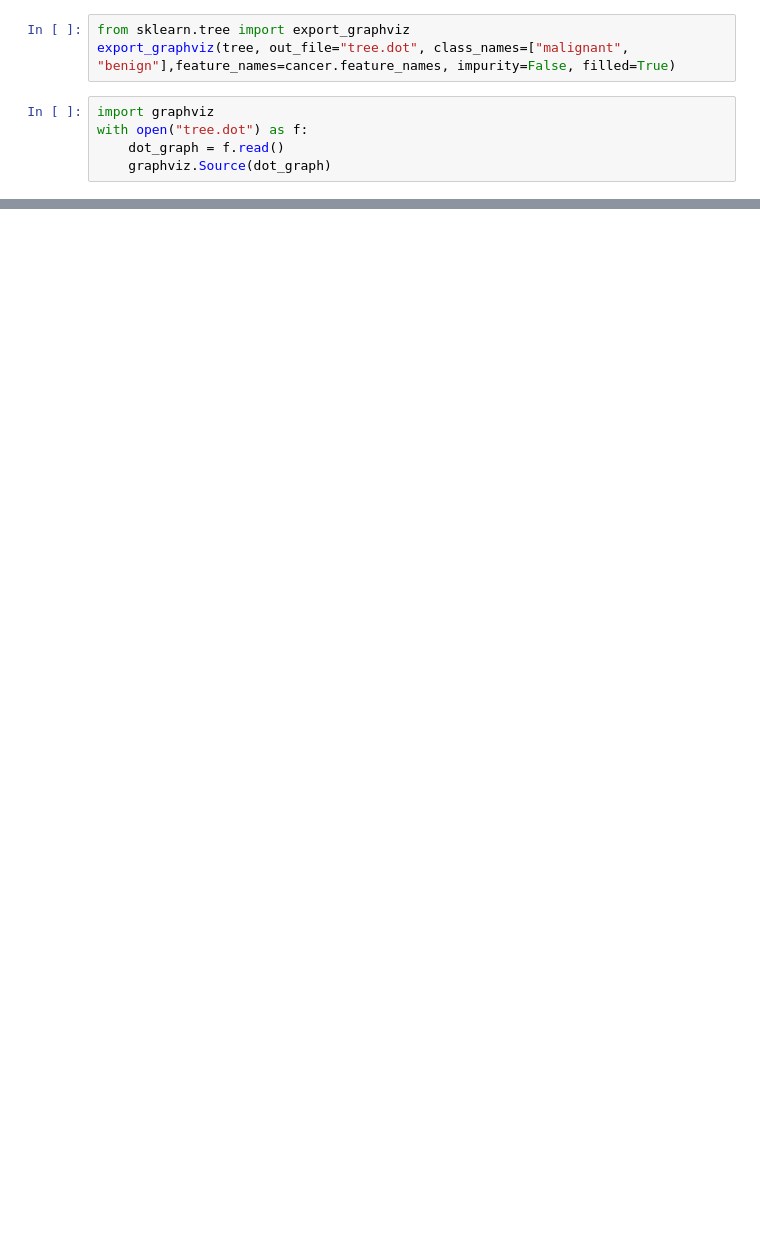
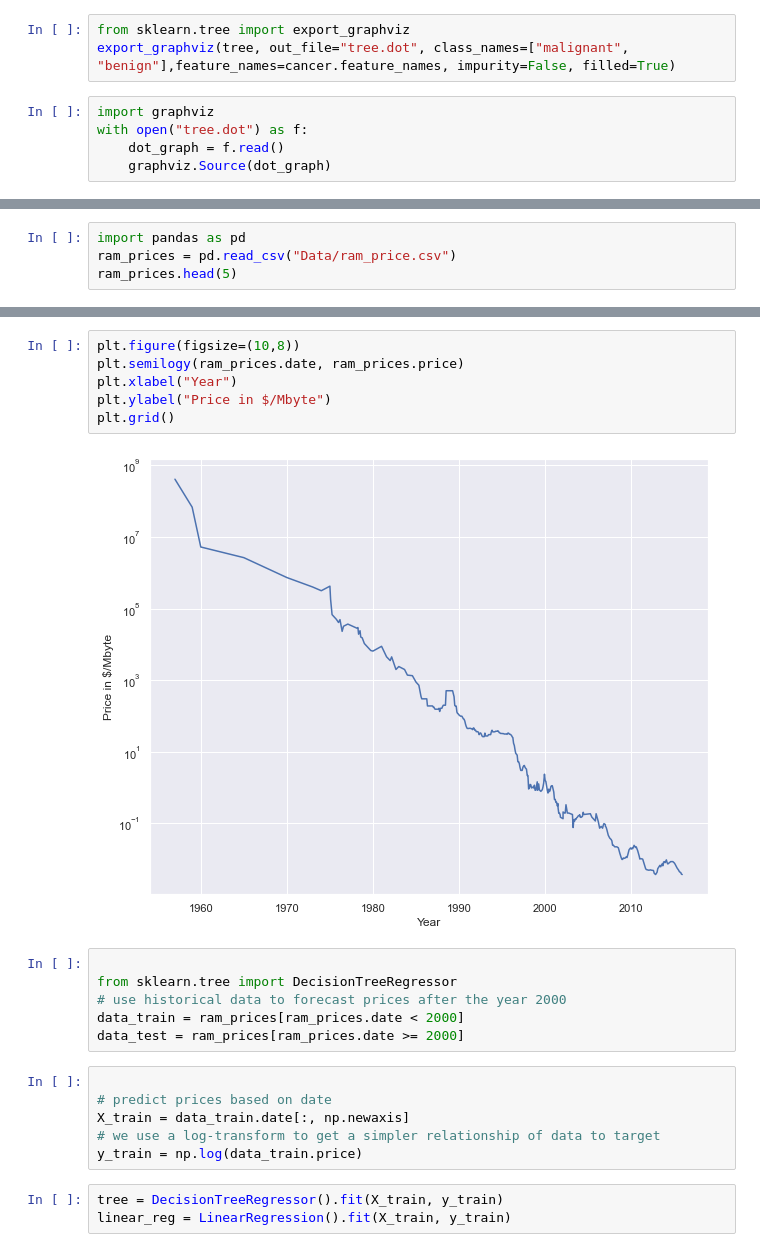
Before and after one commit to Rasel-25/Book-s-Code, a Jupyter notebook: Introduction to Machine Learning with Python/CHAPTER 2 ( Supervised Learning ).ipynb, the cells around one changed output, grey strips where cells are left out. Cells and saved outputs as stored; diff of their text form; blank space fills up the shorter version.

```diff
--- a/Introduction to Machine Learning with Python/CHAPTER 2 ( Supervised Learning ).ipynb
+++ b/Introduction to Machine Learning with Python/CHAPTER 2 ( Supervised Learning ).ipynb
@@ -888,0 +867,4 @@ ExecutableNotFound: failed to execute WindowsPath('dot'), make sure the Graphviz
+# %%
+import pandas as pd
+ram_prices = pd.read_csv("Data/ram_price.csv")
+ram_prices.head(5)
@@ -888,0 +878,23 @@ ExecutableNotFound: failed to execute WindowsPath('dot'), make sure the Graphviz
+# %%
+plt.figure(figsize=(10,8))
+plt.semilogy(ram_prices.date, ram_prices.price)
+plt.xlabel("Year")
+plt.ylabel("Price in $/Mbyte")
+plt.grid()
+# %% [output]
+[figure, added]
+# %%
+
+from sklearn.tree import DecisionTreeRegressor
+# use historical data to forecast prices after the year 2000
+data_train = ram_prices[ram_prices.date < 2000]
+data_test = ram_prices[ram_prices.date >= 2000]
+# %%
+
+# predict prices based on date
+X_train = data_train.date[:, np.newaxis]
+# we use a log-transform to get a simpler relationship of data to target
+y_train = np.log(data_train.price)
+# %%
+tree = DecisionTreeRegressor().fit(X_train, y_train)
+linear_reg = LinearRegression().fit(X_train, y_train)
```
Also changed, not shown: parts of 39 cells of this notebook, 3 other files.
